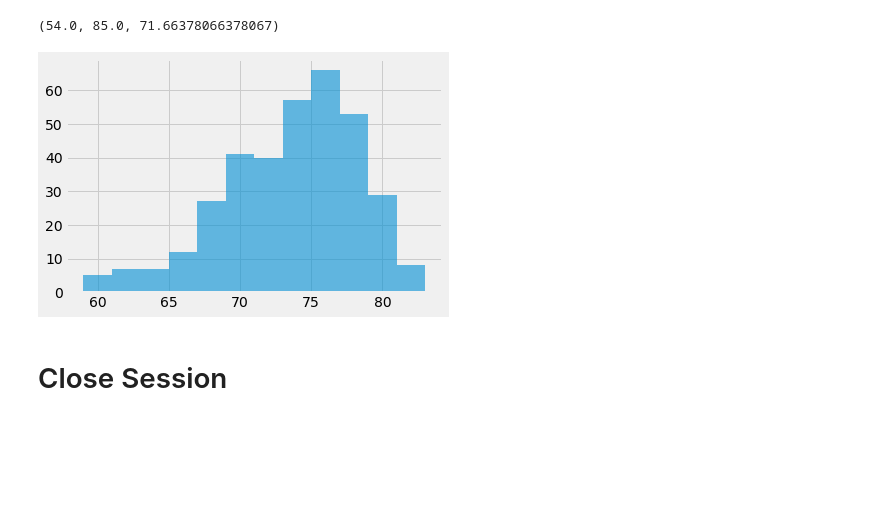
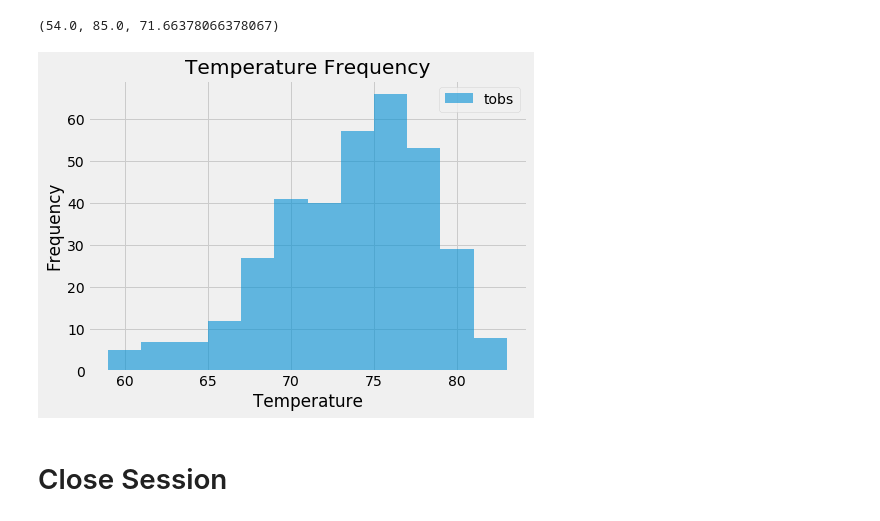
Before and after one commit to Jed-Miller/sqlalchemy-challenge, a Jupyter notebook: climate_challenge.ipynb, the cells around one changed output. Cells and saved outputs as stored; diff of their text form; code cells hidden in the pictures; blank space fills up the shorter version.

Commit message:
updated graphs

```diff
--- a/climate_challenge.ipynb
+++ b/climate_challenge.ipynb
@@ -163,18 +163,22 @@ for row in most_active_station_summary:
 # %%
 # Using the most active station id
 # Query the last 12 months of temperature observation data for this station and plot the results as a histogram
 temp_last12_most_active = session.query(Measurement.date,Measurement.tobs).\
         filter((Measurement.station == most_active_station)).\
         filter(Measurement.date >= date_year_ago)
 
 frequency_df = pd.DataFrame(temp_last12_most_active)
 frequency_df.rename(columns = {0:"Date", 1:"tobs"},inplace=True)
-frequency_df
 
+plt.figure(figsize=(7,5))
 plt.hist(frequency_df['tobs'],bins=12,alpha=0.6,linewidth=1)
+plt.xlabel('Temperature')
+plt.ylabel('Frequency')
+plt.title("Temperature Frequency")
+plt.legend(["tobs"], loc='best')
 plt.show()
 # %% [output]
-[figure, old version]
+[figure, new version]
 # %% [markdown]
 # Close Session
 # %%
```
